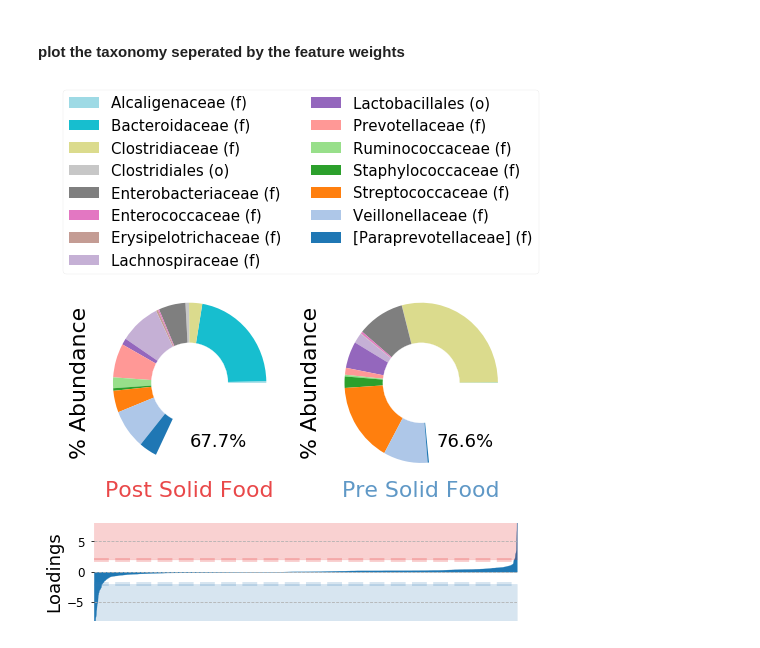
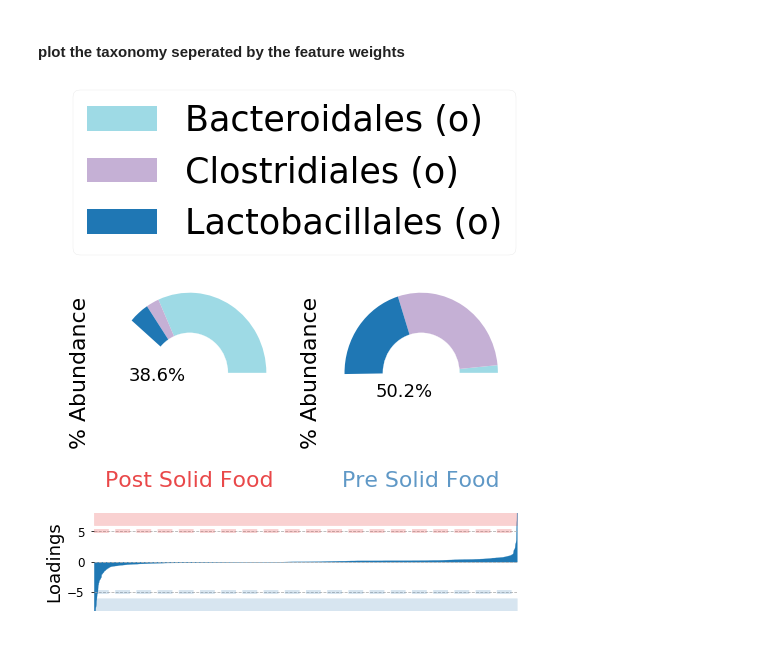
Before and after one commit to biocore/DEICODE, a Jupyter notebook: Examples/infant_gut.ipynb, the cells around one changed output. Drawn from its saved outputs; the diff is of its cells as text; code cells hidden in the pictures.

```diff
--- a/Examples/infant_gut.ipynb
+++ b/Examples/infant_gut.ipynb
@@ -261,10 +261,10 @@ plt.show()
 # %% [markdown]
 #### plot the taxonomy seperated by the feature weights
 # %%
-cutoff_=2
+cutoff_=6
 features=get_enriched_labels(feature_loading.copy(),cutoff=cutoff_)
 mean_abundances=get_mean_abundance(otutabledf,mappingdf,features,'solidfood')
-index_level_tax=get_lowest_level(taxonomy,features,default_highest=-3)
+index_level_tax=get_lowest_level(taxonomy,features,default_highest=-4)
 
 #group by lowest level
 mean_abundances.index=[index_level_tax[i] for i in mean_abundances.index]
@@ -284,8 +284,8 @@ ax_bar.stackplot(ind, feature_loading[0],color='#1f78b4',alpha=1)
 ax_bar.set_xlim([0, feature_loading.shape[0]])
 ax_bar.set_ylim([feature_loading[0].min(), feature_loading[0].max()])
 ax_bar.set_xticks([])
-ax_bar.axhline(cutoff_,lw=4,ls='--',color="#e41a1c",alpha=.2)
-ax_bar.axhline(-cutoff_,lw=4,ls='--',color="#377eb8",alpha=.2)
+ax_bar.axhline(5,lw=4,ls='--',color="#e41a1c",alpha=.2)
+ax_bar.axhline(-5,lw=4,ls='--',color="#377eb8",alpha=.2)
 ax_bar.fill_between(ind, cutoff_,feature_loading[0].max(), color="#e41a1c",alpha=.2)
 ax_bar.fill_between(ind, -cutoff_,feature_loading[0].min(), color="#377eb8",alpha=.2)
 ax_bar.set_ylim([-8, 8])
@@ -297,40 +297,40 @@ ax_bar.spines['top'].set_visible(False)
 ax_bar.spines['bottom'].set_visible(False)
 ax_bar.spines['left'].set_visible(False)
 
-locs=[(.0,-.8),(.2,-.8)]
+locs=[(-.8,-.1),(-.6,-.3)]
 percs=[str(x)[:4]+'%' for x in list(mean_abundances.sum())]
 for (count_,group_),ax,cols_ in zip(enumerate(mean_abundances.columns),
                              [ax_group1,ax_group2]
                                    ,['#e41a1c','#377eb8']):
     all_pie=mean_abundances.copy()
 
     all_pie[group_]=all_pie[group_]/100
 
     # Create a circle for the center of the plot
     my_circle=plt.Circle( (0,0), 0.5, color='white')
 
     all_pie[group_].T.plot.pie(ax=ax,
                                     labels=['' for x in mean_abundances[group_].values],
                                    colormap='tab20_r')
 
     ax.set_ylabel('% Abundance',fontsize=22)
     ax.add_artist(my_circle)
     ax.annotate(percs[count_], locs[count_],fontsize=18)
     ax.set_title(group_,fontsize=22,y=-.10,color=cols_,alpha=.8)
 
 ax_group1.legend(labels=all_pie.index,title=""
-                 , loc=2,prop={'size':15}
+                 , loc=2,prop={'size':35}
                  ,bbox_to_anchor=(-0.2, 2),
-                ncol=math.floor(np.sqrt(len(mean_abundances.index)))-1)
+                ncol=math.floor(np.sqrt(len(mean_abundances.index))))
 
 ax_legend.grid()
 ax_legend.set_xticks([])
 ax_legend.set_yticks([])
 ax_legend.axis('off')
 ax_legend.grid()
 ax_legend.set_xticks([])
 ax_legend.set_yticks([])
 fig.savefig('figures/figure4B.png',dpi=300, bbox_inches='tight',facecolor='white')
 plt.show()
 # %% [output]
-[figure, old version]
+[figure, new version]
```
Also changed, not shown: parts of 1 cell of this notebook, 6 other files.
